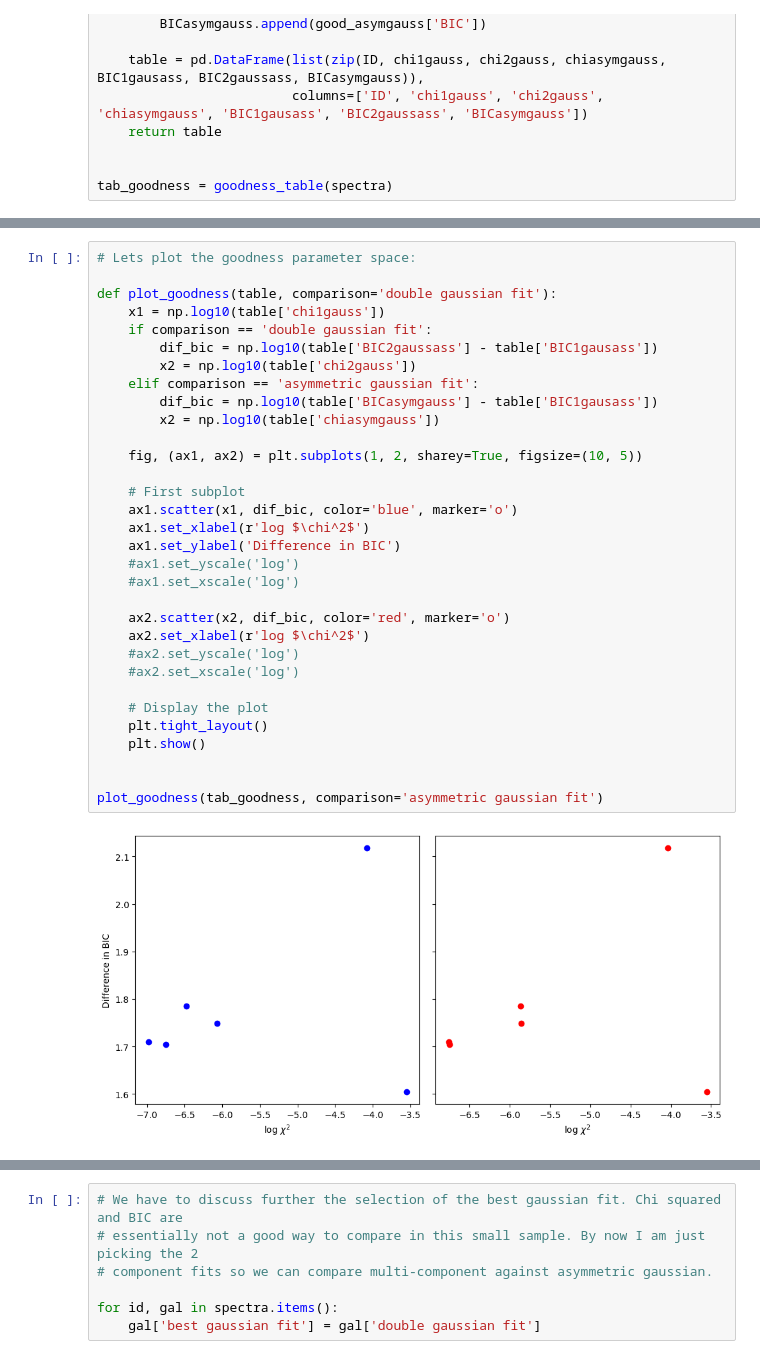
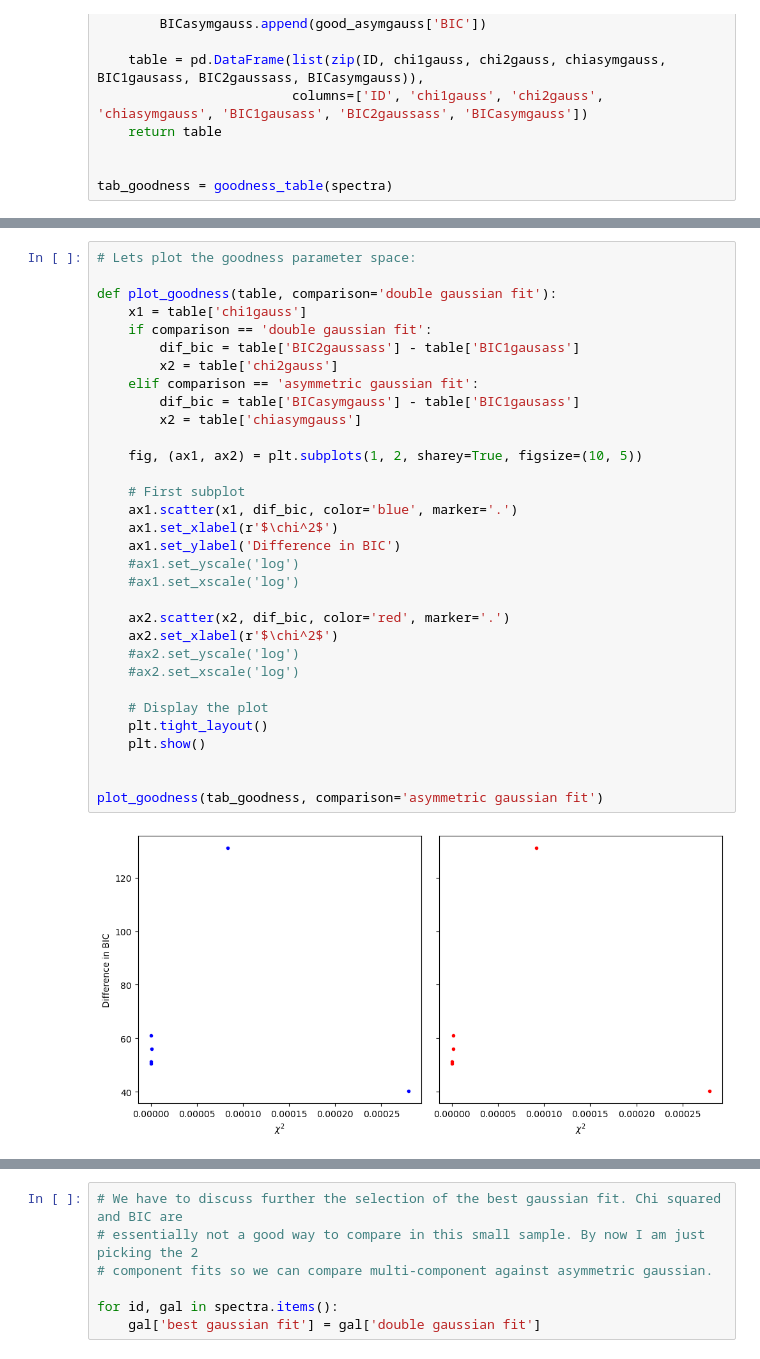
Before and after one commit to joselcarrillom/spelfig_new, a Jupyter notebook: poster_fits.ipynb, the cells around one changed output, grey strips where cells are left out. Saved outputs shown, nothing was run; the diff lists cells and outputs as text.

```diff
--- a/poster_fits.ipynb
+++ b/poster_fits.ipynb
@@ -345,34 +347,34 @@ tab_goodness
 # %%
 # Lets plot the goodness parameter space:
 
 def plot_goodness(table, comparison='double gaussian fit'):
-    x1 = np.log10(table['chi1gauss'])
+    x1 = table['chi1gauss']
     if comparison == 'double gaussian fit':
-        dif_bic = np.log10(table['BIC2gaussass'] - table['BIC1gausass'])
-        x2 = np.log10(table['chi2gauss'])
+        dif_bic = table['BIC2gaussass'] - table['BIC1gausass']
+        x2 = table['chi2gauss']
     elif comparison == 'asymmetric gaussian fit':
-        dif_bic = np.log10(table['BICasymgauss'] - table['BIC1gausass'])
-        x2 = np.log10(table['chiasymgauss'])
+        dif_bic = table['BICasymgauss'] - table['BIC1gausass']
+        x2 = table['chiasymgauss']
 
     fig, (ax1, ax2) = plt.subplots(1, 2, sharey=True, figsize=(10, 5))
 
     # First subplot
-    ax1.scatter(x1, dif_bic, color='blue', marker='o')
-    ax1.set_xlabel(r'log $\chi^2$')
+    ax1.scatter(x1, dif_bic, color='blue', marker='.')
+    ax1.set_xlabel(r'$\chi^2$')
     ax1.set_ylabel('Difference in BIC')
     #ax1.set_yscale('log')
     #ax1.set_xscale('log')
 
-    ax2.scatter(x2, dif_bic, color='red', marker='o')
-    ax2.set_xlabel(r'log $\chi^2$')
+    ax2.scatter(x2, dif_bic, color='red', marker='.')
+    ax2.set_xlabel(r'$\chi^2$')
     #ax2.set_yscale('log')
     #ax2.set_xscale('log')
 
     # Display the plot
     plt.tight_layout()
     plt.show()
 
 
 plot_goodness(tab_goodness, comparison='asymmetric gaussian fit')
 # %% [output]
-[figure, old version]
+[figure, new version]
```
Also changed, not shown: parts of 3 cells of this notebook.
